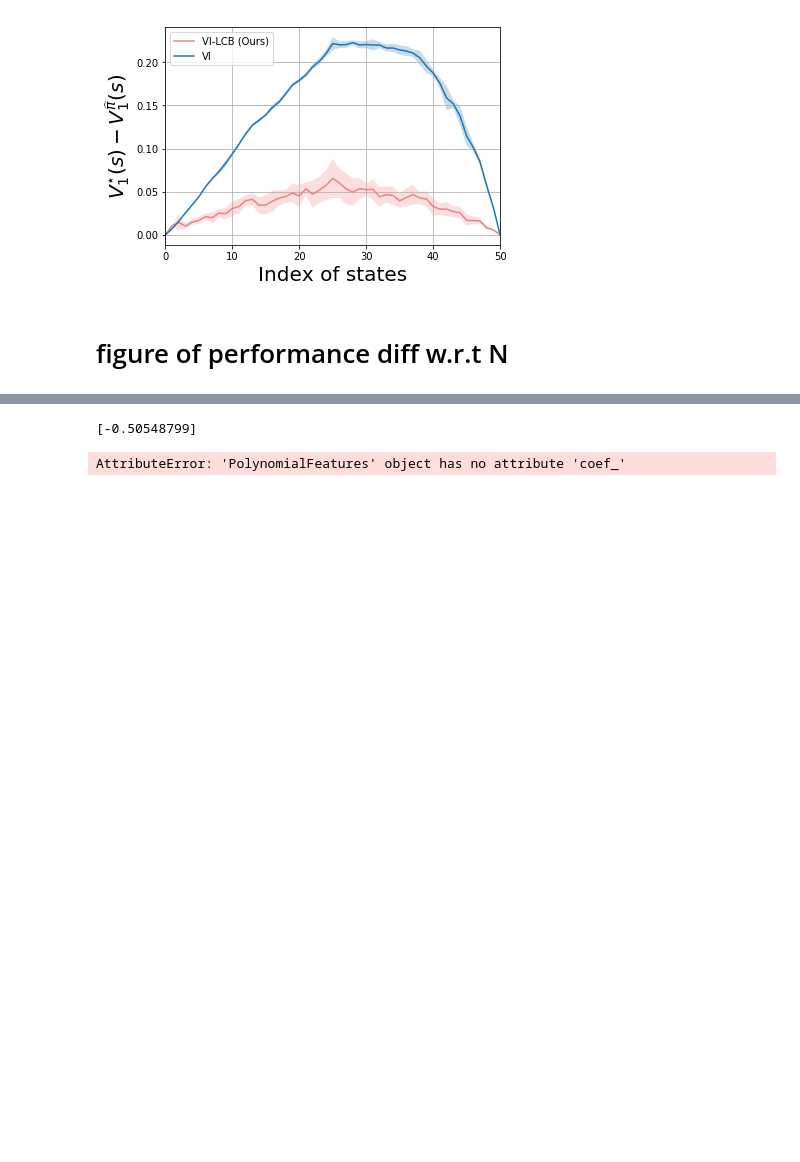
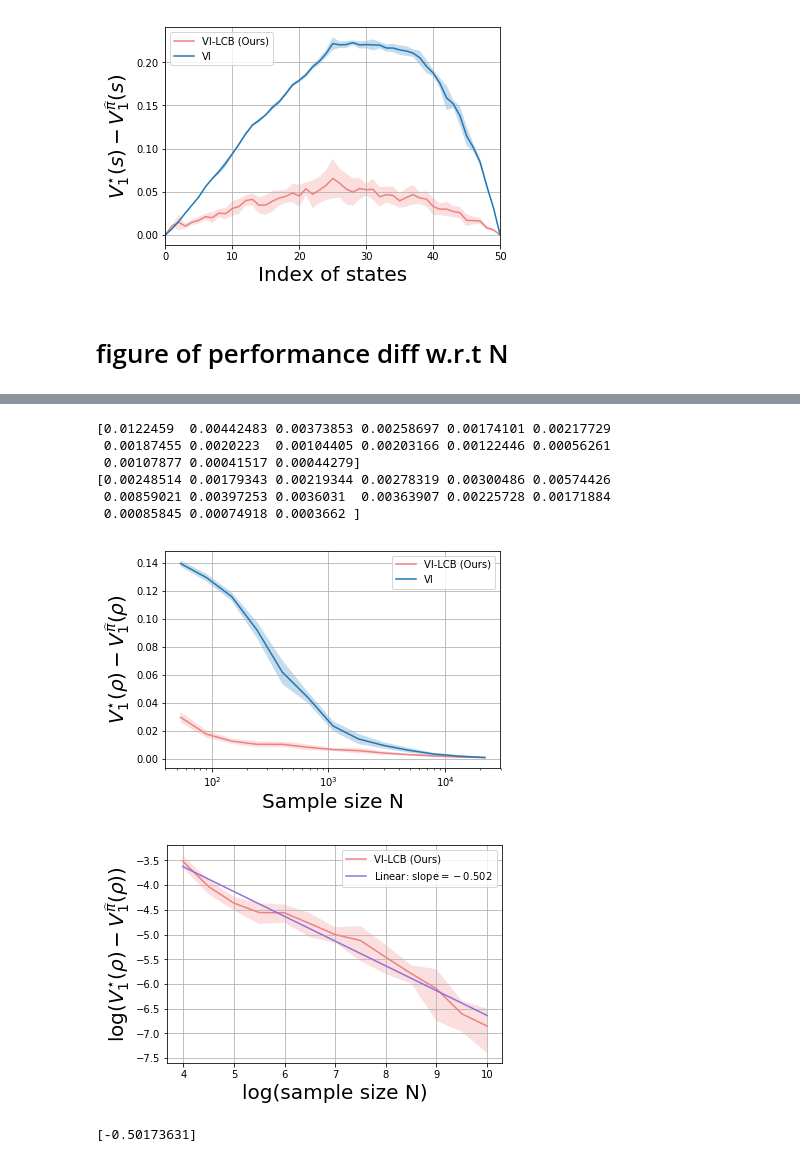
Before and after one commit to Laixishi/Model-based-VI-LCB, a Jupyter notebook: gambler-offline-model-based.ipynb, the cells around one changed output, grey strips where cells are left out. Drawn from its saved outputs; the diff is of its cells as text; code cells hidden in the pictures; blank space fills up the shorter version.

```diff
--- a/gambler-offline-model-based.ipynb
+++ b/gambler-offline-model-based.ipynb
@@ -667,20 +689,28 @@ Text(0,0.5,'$V^\\star(\\rho) - V^{\\widehat{\\pi}}(\\rho)$')
 colorbar = ['C2', 'lightcoral', 'C0', 'mediumpurple']
 fig = plt.figure()
 
+
+
+start_show = 2
+end_show = len(n_range)
 # plot VI-LCB
 mean_lcbvi_vals = np.mean(diff_lcbvi_seeds,axis=0)
 std_lcbvi_vals = np.std(diff_lcbvi_seeds,axis=0)
 print(std_lcbvi_vals)
-plt.plot(n_range, mean_lcbvi_vals, color = colorbar[1], label='VI-LCB (Ours)')
-plt.fill_between(n_range, mean_lcbvi_vals - std_lcbvi_vals, mean_lcbvi_vals + std_lcbvi_vals, facecolor = colorbar[1], alpha = 0.25)
+plt.plot(n_range[start_show:end_show], mean_lcbvi_vals[start_show:end_show], color = colorbar[1], label='VI-LCB (Ours)')
+plt.fill_between(n_range[start_show:end_show],
+                 mean_lcbvi_vals[start_show:end_show] - std_lcbvi_vals[start_show:end_show],
+                 mean_lcbvi_vals[start_show:end_show] + std_lcbvi_vals[start_show:end_show], facecolor = colorbar[1], alpha = 0.25)
 
 
 # plot LCB
 mean_vi_vals = np.mean(diff_vi_seeds,axis=0)
 std_vi_vals = np.std(diff_vi_seeds,axis=0)
 print(std_vi_vals)
-plt.plot(n_range,mean_vi_vals, color = colorbar[2], label='VI')
-plt.fill_between(n_range, mean_vi_vals - std_vi_vals, mean_vi_vals + std_vi_vals, facecolor = colorbar[2], alpha = 0.25)
+plt.plot(n_range[start_show:end_show],mean_vi_vals[start_show:end_show], color = colorbar[2], label='VI')
+plt.fill_between(n_range[start_show:end_show],
+                 mean_vi_vals[start_show:end_show] - std_vi_vals[start_show:end_show],
+                 mean_vi_vals[start_show:end_show] + std_vi_vals[start_show:end_show], facecolor = colorbar[2], alpha = 0.25)
 
 
 
@@ -703,8 +733,6 @@ colorbar = ['C2', 'lightcoral', 'C0', 'mediumpurple']
 fig = plt.figure()
 
 
-start_show = 0
-end_show = len(n_range)
 # plot VI-LCB
 mean_lcbvi_vals = np.mean(diff_lcbvi_seeds,axis=0)
 std_lcbvi_vals = np.std(diff_lcbvi_seeds,axis=0)
@@ -718,35 +746,45 @@ plt.fill_between(np.log(n_range[start_show:end_show]), np.log(mean_lcbvi_vals[st
 #       (np.log(n_range[end_show-1])-np.log(n_range[start_show])))
 
 # # plot LCB
 # mean_vi_vals = np.mean(diff_vi_seeds,axis=0)
 # std_vi_vals = np.std(diff_vi_seeds,axis=0)
 # # print(std_vi_vals)
 # plt.plot(np.log(n_range[start_show:end_show]), np.log(mean_vi_vals[start_show:end_show]), color = colorbar[2], label='VI')
 # plt.fill_between(np.log(n_range[start_show:end_show]), np.log(mean_vi_vals[start_show:end_show] - std_vi_vals[start_show:end_show]),
 #                  np.log(mean_vi_vals[start_show:end_show] + std_vi_vals[start_show:end_show]), facecolor = colorbar[2], alpha = 0.25)
 
 
 
 # plot the fitted line
+from sklearn.linear_model import LinearRegression
 model = LinearRegression()
 model.fit(np.log(n_range[start_show:end_show]).reshape((-1, 1)), np.log(mean_lcbvi_vals[start_show:end_show]))
 # print(model.coef_)
 y_pred = model.intercept_ + model.coef_ * np.log(n_range[start_show:end_show]).reshape((-1, 1))
-plt.plot(np.log(n_range[start_show:end_show]),y_pred,color = colorbar[3], label='Linear: slope$=-0.505$ ')
+plt.plot(np.log(n_range[start_show:end_show]),y_pred,color = colorbar[3], label='Linear: slope$=-0.502$ ')
 
 plt.xlabel("log(sample size N)",fontsize=20)
 plt.ylabel(r'$\log(V_1^{\star}(\rho) - V_1^{\widehat{\pi}}(\rho))$',fontsize=20)
 plt.legend(loc = 'upper right')
 # plt.xlim([100,5000])
 
 # plt.xlim([5.5,7.5])
 plt.grid()
 plt.show()
 
 fig.savefig('offline-model-based_vi_N-line.pdf',format='pdf', bbox_inches='tight')
 
 # save the results into a file
-np.savez('offline_model_results.npz', diff_lcbvi_seeds = diff_lcbvi_seeds, diff_vi_seeds = diff_vi_seeds)
+# np.savez('offline_model_results_10seeds.npz', diff_lcbvi_seeds = diff_lcbvi_seeds, diff_vi_seeds = diff_vi_seeds)
+# %% [output]
+[0.0122459  0.00442483 0.00373853 0.00258697 0.00174101 0.00217729
+ 0.00187455 0.0020223  0.00104405 0.00203166 0.00122446 0.00056261
+ 0.00107877 0.00041517 0.00044279]
+[0.00248514 0.00179343 0.00219344 0.00278319 0.00300486 0.00574426
+ 0.00859021 0.00397253 0.0036031  0.00363907 0.00225728 0.00171884
+ 0.00085845 0.00074918 0.0003662 ]
+[figure, added]
+[figure, added]
 # %%
 # plot the fitted line
 model = LinearRegression()
@@ -755,13 +793,12 @@ print(model.coef_)
 y_pred = model.intercept_ + model.coef_ * np.log(n_range[start_show:end_show]).reshape((-1, 1))
 
 
-# Fitting Polynomial Regression to the dataset
-from sklearn.preprocessing import PolynomialFeatures
-poly = PolynomialFeatures(degree = 4)
-X_poly = poly.fit_transform(np.log(n_range[start_show:end_show]).reshape((-1, 1)))
+# # Fitting Polynomial Regression to the dataset
+# from sklearn.preprocessing import PolynomialFeatures
+# poly = PolynomialFeatures(degree = 4)
+# X_poly = poly.fit_transform(np.log(n_range[start_show:end_show]).reshape((-1, 1)))
 
-poly.fit(X_poly, np.log(mean_lcbvi_vals[start_show:end_show]))
-print(poly.coef_)
+# poly.fit(X_poly, np.log(mean_lcbvi_vals[start_show:end_show]))
+# print(poly.coef_)
 # %% [output]
-[-0.50548799]
+[-0.50173631]
-AttributeError: 'PolynomialFeatures' object has no attribute 'coef_'
```
Also changed, not shown: parts of 6 cells of this notebook, 3 other files.
